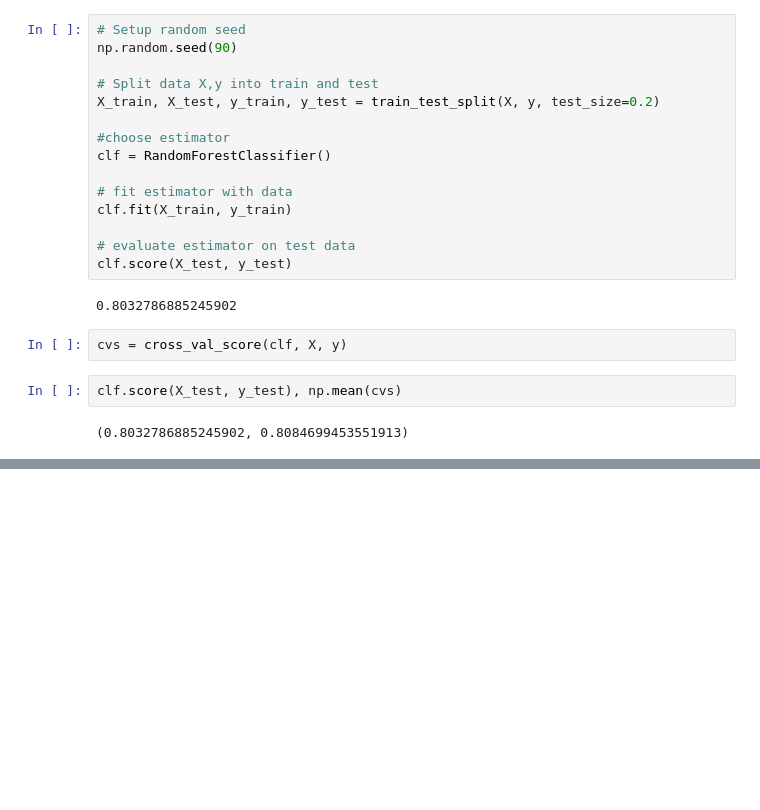
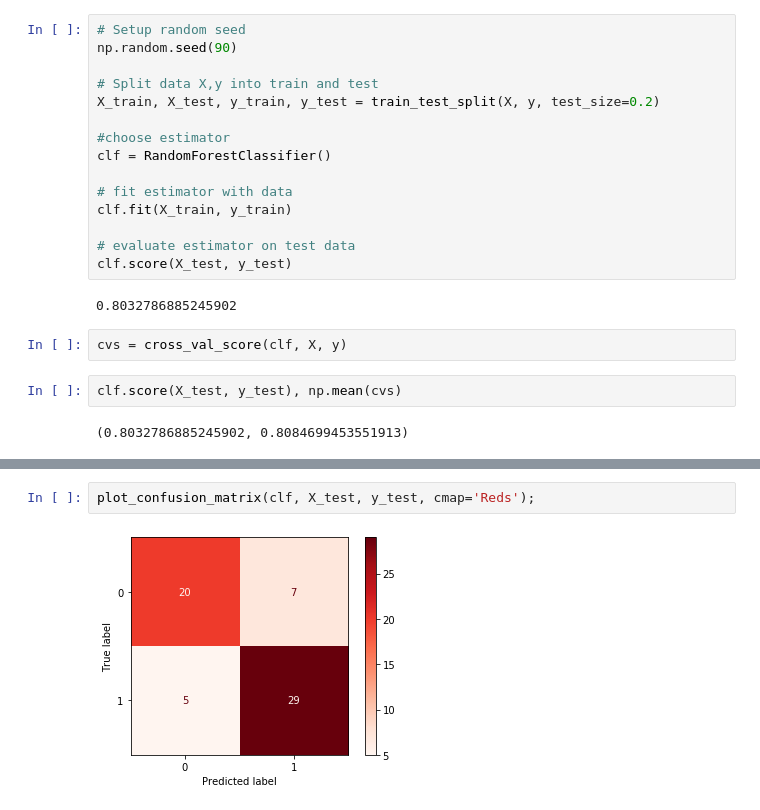
Before and after one commit to AdrianLabuda/scikit_train, a Jupyter notebook: heart_disease.ipynb, the cells around one changed output, grey strips where cells are left out. Drawn from its saved outputs; the diff is of its cells as text; blank space fills up the shorter version.

```diff
--- a/heart_disease.ipynb
+++ b/heart_disease.ipynb
@@ -217,0 +242,4 @@ plt.show()
+# %%
+plot_confusion_matrix(clf, X_test, y_test, cmap='Reds');
+# %% [output]
+[figure, added]
```
Also changed, not shown: parts of 10 cells of this notebook.
